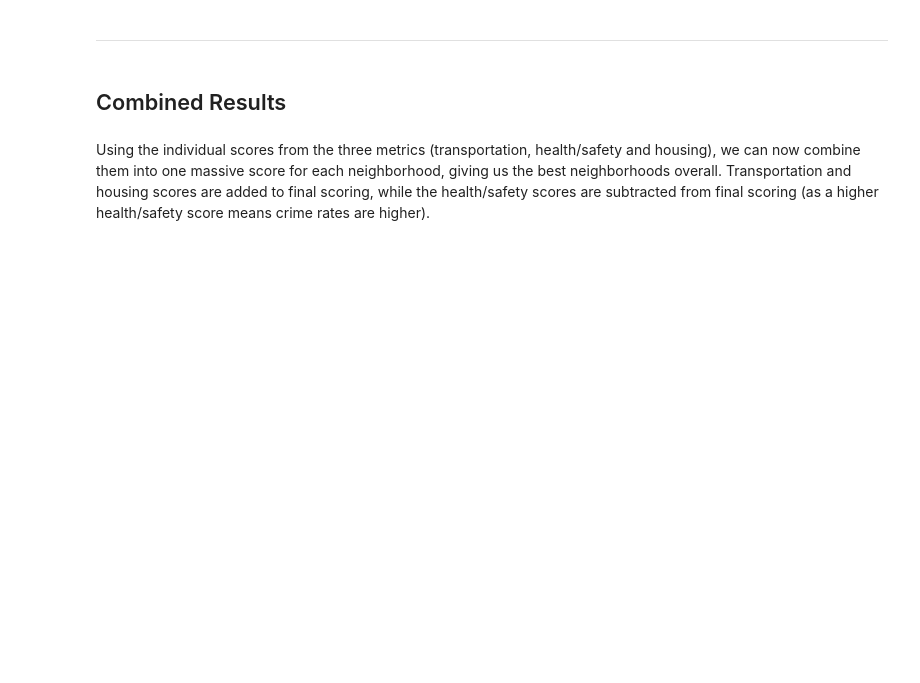
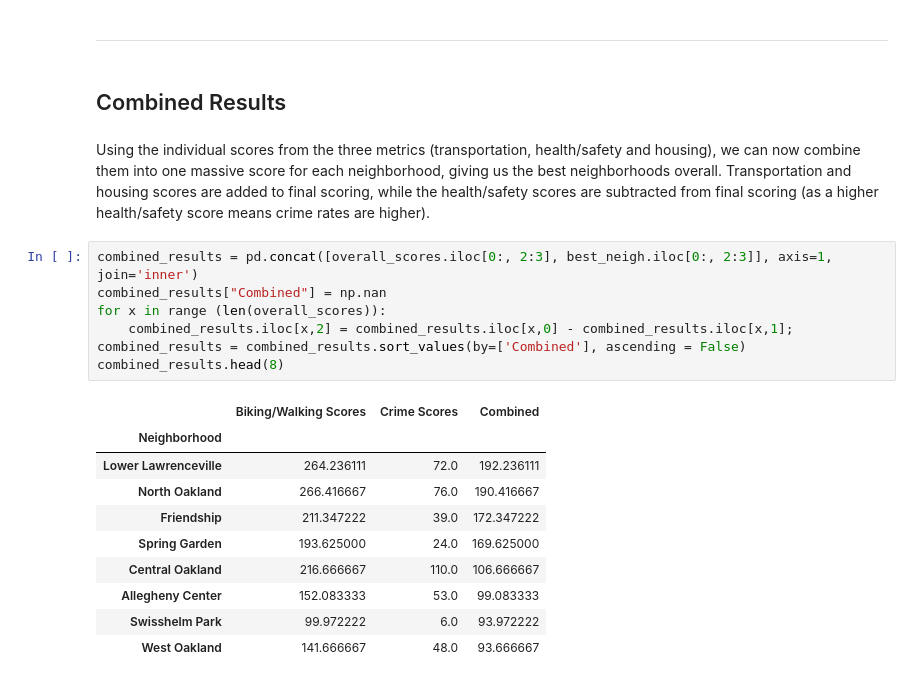
Before and after one commit to Nick0306/Big_Ideas_Final_Project, a Jupyter notebook: Dataset Notebooks/CombinedNotebook.ipynb, the cells around one changed output. Cells and saved outputs as stored; diff of their text form; blank space fills up the shorter version.

```diff
--- a/Dataset Notebooks/CombinedNotebook.ipynb
+++ b/Dataset Notebooks/CombinedNotebook.ipynb
@@ -727,3 +743,21 @@ In conclusion, after looking at all the results, Spring Garden, along with some
 ## Combined Results
 # %% [markdown]
 Using the individual scores from the three metrics (transportation, health/safety and housing), we can now combine them into one massive score for each neighborhood, giving us the best neighborhoods overall. Transportation and housing scores are added to final scoring, while the health/safety scores are subtracted from final scoring (as a higher health/safety score means crime rates are higher).
+# %%
+combined_results = pd.concat([overall_scores.iloc[0:, 2:3], best_neigh.iloc[0:, 2:3]], axis=1, join='inner')
+combined_results["Combined"] = np.nan
+for x in range (len(overall_scores)):
+    combined_results.iloc[x,2] = combined_results.iloc[x,0] - combined_results.iloc[x,1];
+combined_results = combined_results.sort_values(by=['Combined'], ascending = False)
+combined_results.head(8)
+# %% [output]
+|  | Biking/Walking Scores | Crime Scores | Combined |
+| Neighborhood |  |  |  |
+| Lower Lawrenceville | 264.236111 | 72.0 | 192.236111 |
+| North Oakland | 266.416667 | 76.0 | 190.416667 |
+| Friendship | 211.347222 | 39.0 | 172.347222 |
+| Spring Garden | 193.625000 | 24.0 | 169.625000 |
+| Central Oakland | 216.666667 | 110.0 | 106.666667 |
+| Allegheny Center | 152.083333 | 53.0 | 99.083333 |
+| Swisshelm Park | 99.972222 | 6.0 | 93.972222 |
+| West Oakland | 141.666667 | 48.0 | 93.666667 |
```
Also changed, not shown: parts of 21 cells of this notebook, 1 other file.
